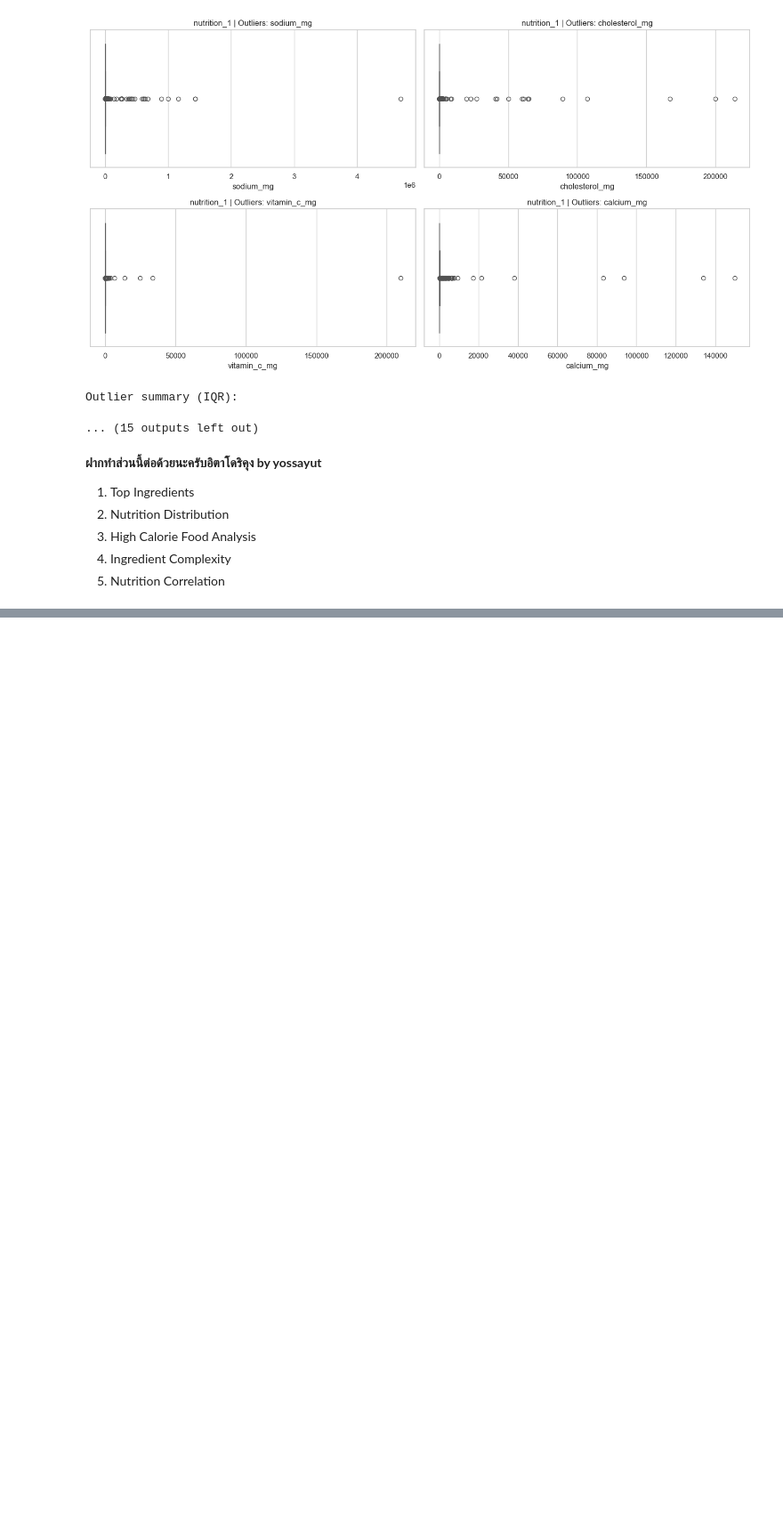
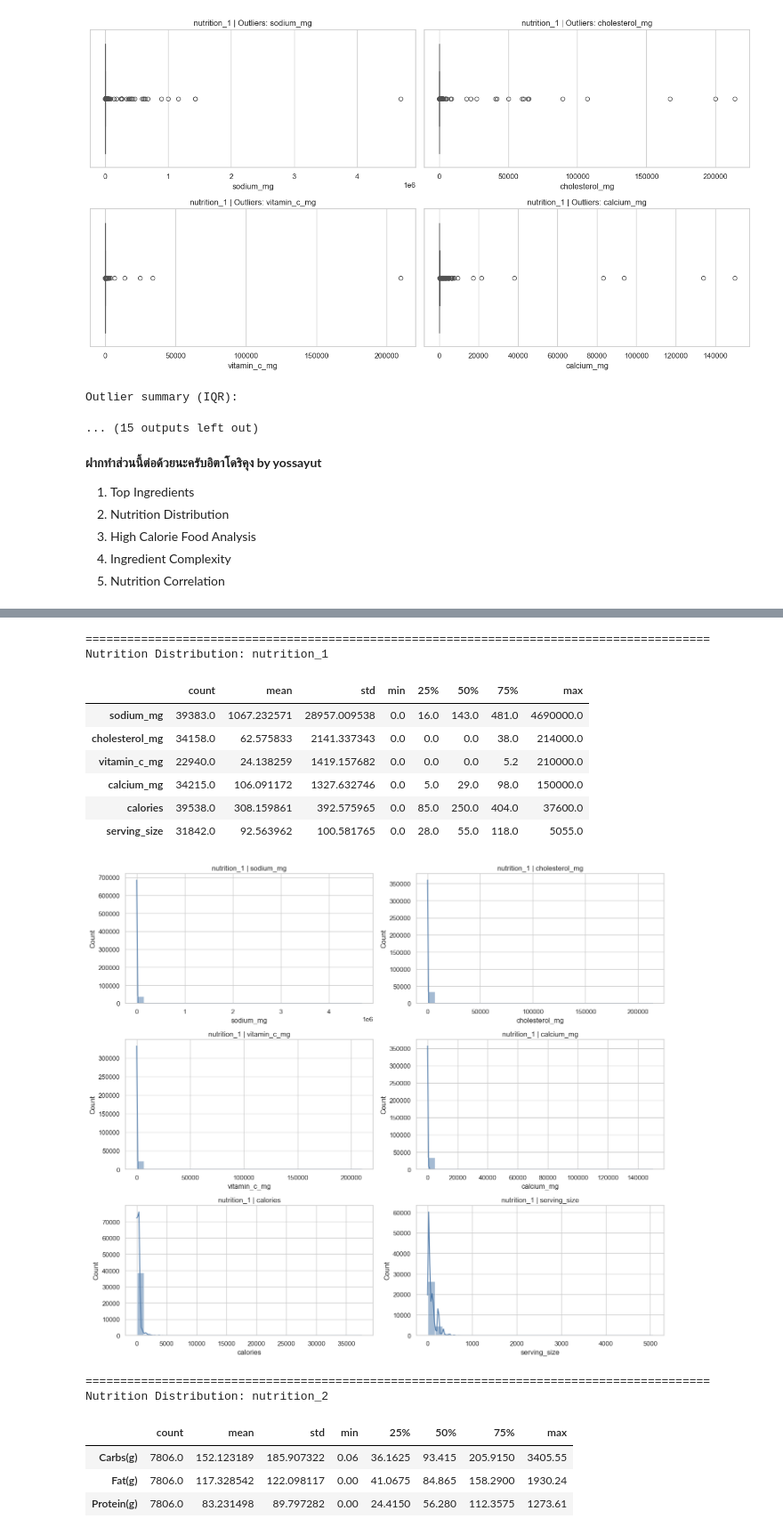
Before and after one commit to YossayutRT/Welly-AI-Final-Project-, a Jupyter notebook: Notebooks/eda.ipynb, the cells around one changed output, grey strips where cells are left out. Shown at 89% size. Cells and saved outputs as stored; diff of their text form; code cells hidden in the pictures; blank space fills up the shorter version.

```diff
--- a/Notebooks/eda.ipynb
+++ b/Notebooks/eda.ipynb
@@ -326,0 +449,77 @@ Outlier summary (IQR):
+# %%
+# 2) Nutrition Distribution
+nutrition_datasets = {
+    "nutrition_1": nutrition_1,
+    "nutrition_2": nutrition_2,
+}
+
+def pick_first_existing(columns, candidates):
+    for c in candidates:
+        if c in columns:
+            return c
+    return None
+
+MAX_NUTRITION_COLS = 6
+BINS = 30
+
+for name, df in nutrition_datasets.items():
+    print("=" * 90)
+    print(f"Nutrition Distribution: {name}")
+
+    num_df = df.select_dtypes(include=np.number).copy()
+    if num_df.empty:
+        print("No numeric columns found.")
+        continue
+
+    keep_cols = []
+    for col in num_df.columns:
+        col_lower = str(col).lower()
+        is_id_like = col_lower.startswith("unnamed") or col_lower == "id" or col_lower.endswith("_id")
+        is_constant = num_df[col].nunique(dropna=True) <= 1
+        if not is_id_like and not is_constant:
+            keep_cols.append(col)
+
+    num_df = num_df[keep_cols]
+    if num_df.empty:
+        print("No useful numeric columns for distribution.")
+        continue
+
+    ordered_cols = num_df.std(numeric_only=True).sort_values(ascending=False).index.tolist()
+    plot_cols = ordered_cols[:MAX_NUTRITION_COLS]
+    display(num_df[plot_cols].describe().T)
+
+    nrows = int(np.ceil(len(plot_cols) / 2))
+    fig, axes = plt.subplots(nrows, 2, figsize=(14, 4 * nrows))
+    axes = np.array(axes).reshape(-1)
+
+    for i, col in enumerate(plot_cols):
+        if sns is not None:
+            sns.histplot(num_df[col].dropna(), bins=BINS, kde=True, ax=axes[i], color="#4C78A8")
+        else:
+            axes[i].hist(num_df[col].dropna(), bins=BINS, color="#4C78A8", edgecolor="white")
+        axes[i].set_title(f"{name} | {col}")
+        axes[i].set_xlabel(col)
+        axes[i].set_ylabel("Count")
+
+    for i in range(len(plot_cols), len(axes)):
+        axes[i].axis("off")
+
+    fig.tight_layout()
+    plt.show()
+# %% [output]
+==========================================================================================
+Nutrition Distribution: nutrition_1
+|  | count | mean | std | min | 25% | 50% | 75% | max |
+| sodium_mg | 39383.0 | 1067.232571 | 28957.009538 | 0.0 | 16.0 | 143.0 | 481.0 | 4690000.0 |
+| cholesterol_mg | 34158.0 | 62.575833 | 2141.337343 | 0.0 | 0.0 | 0.0 | 38.0 | 214000.0 |
+| vitamin_c_mg | 22940.0 | 24.138259 | 1419.157682 | 0.0 | 0.0 | 0.0 | 5.2 | 210000.0 |
+| calcium_mg | 34215.0 | 106.091172 | 1327.632746 | 0.0 | 5.0 | 29.0 | 98.0 | 150000.0 |
+| calories | 39538.0 | 308.159861 | 392.575965 | 0.0 | 85.0 | 250.0 | 404.0 | 37600.0 |
+| serving_size | 31842.0 | 92.563962 | 100.581765 | 0.0 | 28.0 | 55.0 | 118.0 | 5055.0 |
+[figure, added]
+==========================================================================================
+Nutrition Distribution: nutrition_2
+|  | count | mean | std | min | 25% | 50% | 75% | max |
+| Carbs(g) | 7806.0 | 152.123189 | 185.907322 | 0.06 | 36.1625 | 93.415 | 205.9150 | 3405.55 |
+| Fat(g) | 7806.0 | 117.328542 | 122.098117 | 0.00 | 41.0675 | 84.865 | 158.2900 | 1930.24 |
+| Protein(g) | 7806.0 | 83.231498 | 89.797282 | 0.00 | 24.4150 | 56.280 | 112.3575 | 1273.61 |
```
Also changed, not shown: parts of 10 cells of this notebook.
